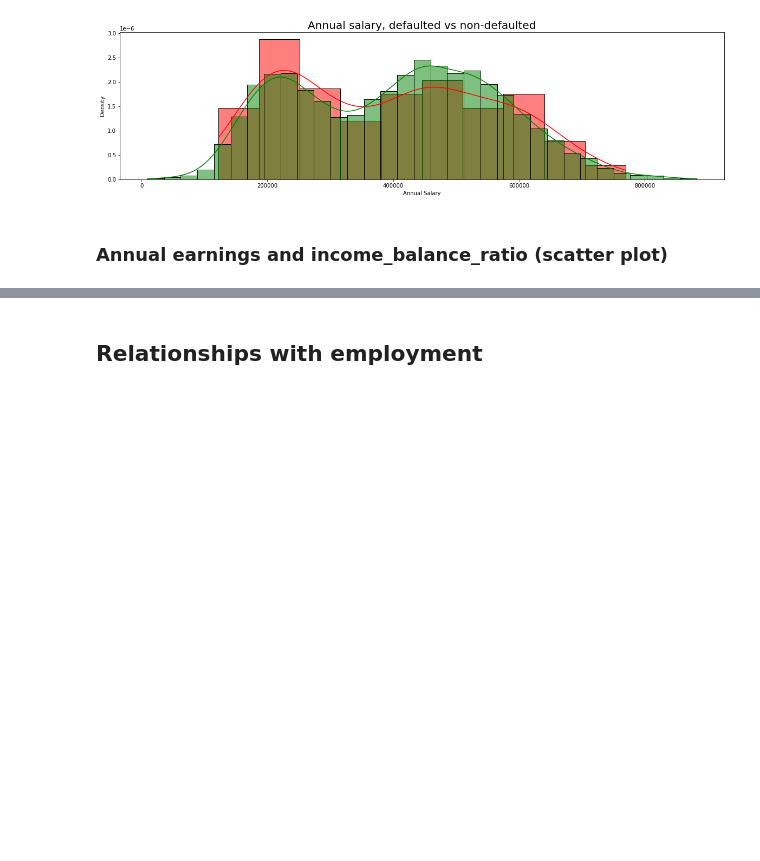
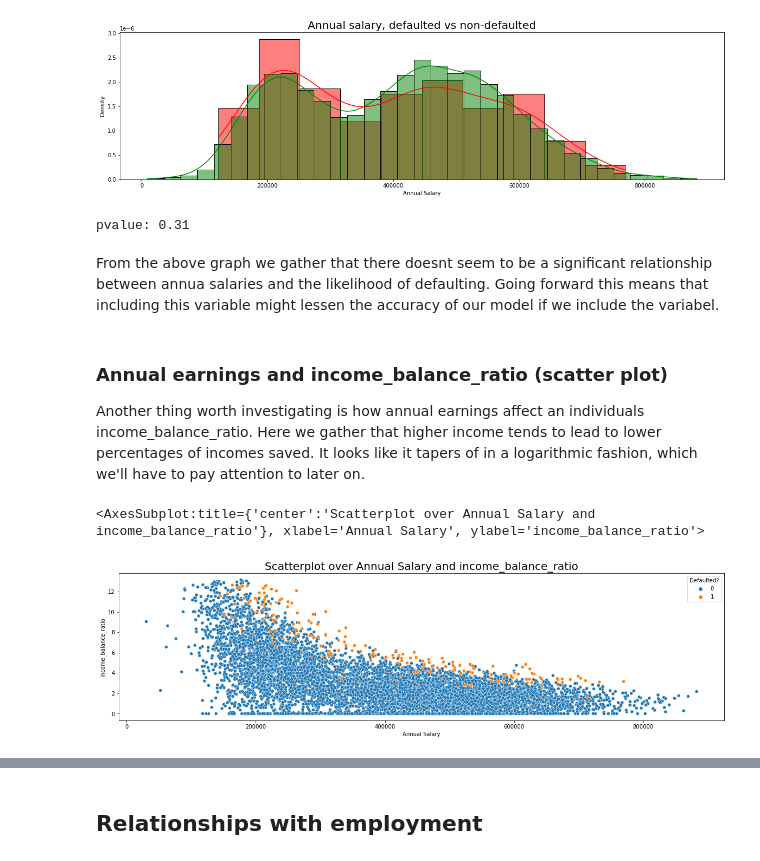
Before and after one commit to KristianDamPedersen/defaultpred_proj, a Jupyter notebook: Exploratory data analysis - defaultpred_proj.ipynb, the cells around one changed output, grey strips where cells are left out. Saved outputs shown, nothing was run; the diff lists cells and outputs as text; code cells hidden in the pictures; blank space fills up the shorter version.

```diff
--- a/Exploratory data analysis - defaultpred_proj.ipynb
+++ b/Exploratory data analysis - defaultpred_proj.ipynb
@@ -286,7 +250,24 @@ sns.histplot(ae_nodef['Annual Salary'], kde=True, stat='density', color='green',
 # %% [output]
 <AxesSubplot:title={'center':'Annual salary, defaulted vs non-defaulted'}, xlabel='Annual Salary', ylabel='Density'>
 [figure]
+# %%
+print('pvalue: {:.2f}'.format(ttest_ind(ae_def['Annual Salary'], ae_nodef['Annual Salary']).pvalue))
+# %% [output]
+pvalue: 0.31
+# %% [markdown]
+From the above graph we gather that there doesnt seem to be a significant relationship between annua salaries and the likelihood of defaulting. Going forward this means that including this variable might lessen the accuracy of our model if we include the variabel.
 # %% [markdown]
 ### Annual earnings and income_balance_ratio (scatter plot)
+Another thing worth investigating is how annual earnings affect an individuals income_balance_ratio. Here we gather that higher income tends to lead to lower percentages of incomes saved. It looks like it tapers of in a logarithmic fashion, which we'll have to pay attention to later on.
+# %%
+#Data
+ibr_data = train_set[train_set['income_balance_ratio'] < train_set['income_balance_ratio'].quantile(0.99)]
+#Plotting
+plt.figure(figsize=(20,5))
+plt.title('Scatterplot over Annual Salary and income_balance_ratio', fontsize=20)
+sns.scatterplot(x=ae_data['Annual Salary'], y=ibr_data['income_balance_ratio'], hue=ae_data['Defaulted?'])
+# %% [output]
+<AxesSubplot:title={'center':'Scatterplot over Annual Salary and income_balance_ratio'}, xlabel='Annual Salary', ylabel='income_balance_ratio'>
+[figure, added]
 # %% [markdown]
 ### Annual earnings and bank-balance (with + without hue)
```
Also changed, not shown: parts of 11 cells of this notebook, 5 other files.
